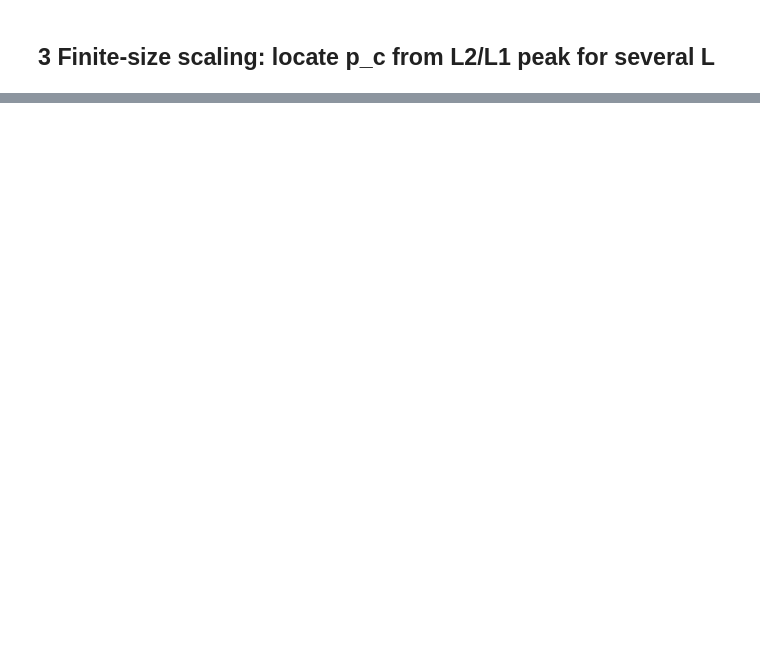
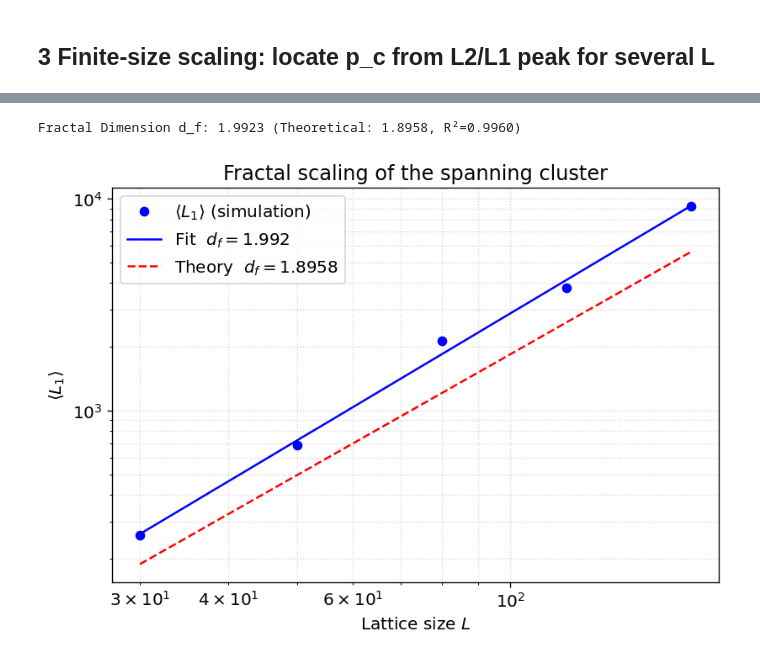
Before and after one commit to Leny73/percolation-phase-transition, a Jupyter notebook: notebooks/percolation_analysis.ipynb, the cells around one changed output, grey strips where cells are left out. Drawn from its saved outputs; the diff is of its cells as text; code cells hidden in the pictures; blank space fills up the shorter version.

```diff
--- a/notebooks/percolation_analysis.ipynb
+++ b/notebooks/percolation_analysis.ipynb
@@ -129,0 +246,42 @@ plt.show()
+# %%
+from src.theory import calculate_fractal_dimension, DF_THEORY
+from src.simulation import run_simulation
+
+Ls_frac = np.array([30, 50, 80, 120, 180])
+n_avg   = 12   # realisations per size — more → smaller variance
+L1_means = []
+
+for i, Lf in enumerate(Ls_frac):
+    l1_vals = []
+    for k in range(n_avg):
+        L1, _, _, _ = run_simulation(Lf, PC_THEORY, seed=2000 + i*1000 + k, inc=3)
+        l1_vals.append(L1)
+    L1_means.append(np.mean(l1_vals))
+
+L1_means = np.array(L1_means)
+df_measured = calculate_fractal_dimension(L1_means, Ls_frac)
+
+# ── log-log plot ────────────────────────────────────────────────────────────
+L_fit = np.logspace(np.log10(Ls_frac[0]), np.log10(Ls_frac[-1]), 100)
+# Reconstruct the fitted line from the measured slope
+from scipy.stats import linregress as _lr
+_slope, _intercept, *_ = _lr(np.log(Ls_frac.astype(float)), np.log(L1_means))
+L1_fit = np.exp(_intercept) * L_fit ** _slope
+L1_theory = np.exp(_intercept) * L_fit ** DF_THEORY
+
+fig, ax = plt.subplots(figsize=(7, 5))
+ax.loglog(Ls_frac, L1_means, 'bo', ms=6, label=r'$\langle L_1\rangle$ (simulation)')
+ax.loglog(L_fit, L1_fit,    'b-',  lw=1.5,
+          label=fr'Fit  $d_f = {df_measured:.3f}$')
+ax.loglog(L_fit, L1_theory, 'r--', lw=1.5,
+          label=fr'Theory  $d_f = {DF_THEORY:.4f}$')
+ax.set_xlabel('Lattice size $L$')
+ax.set_ylabel(r'$\langle L_1 \rangle$')
+ax.set_title('Fractal scaling of the spanning cluster')
+ax.legend()
+ax.grid(True, which='both', ls=':', alpha=0.5)
+plt.tight_layout()
+plt.show()
+# %% [output]
+Fractal Dimension d_f: 1.9923 (Theoretical: 1.8958, R²=0.9960)
+[figure, added]
```
Also changed, not shown: parts of 13 cells of this notebook.
